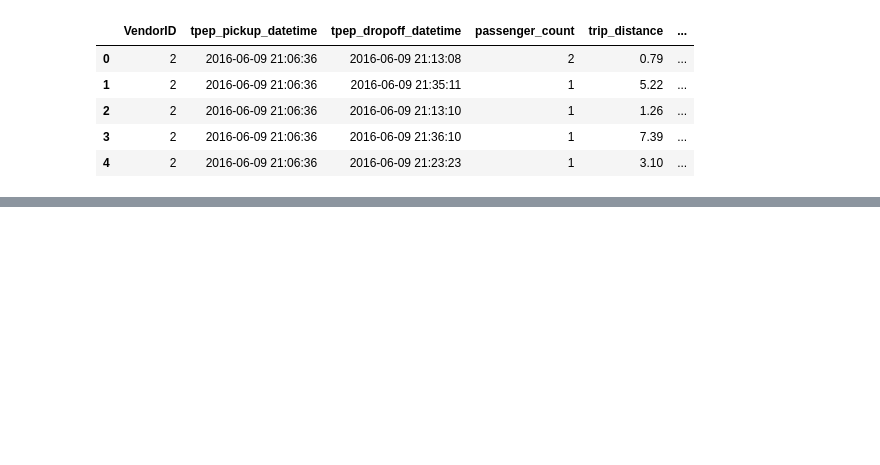
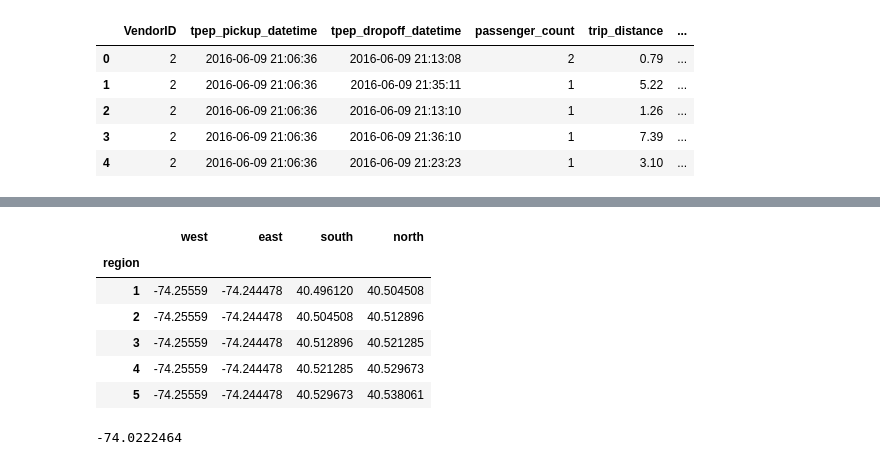
Before and after one commit to PhySci/projectNYtaxi, a Jupyter notebook: week5/checkData.ipynb, the cells around one changed output, grey strips where cells are left out. Saved outputs shown, nothing was run; the diff lists cells and outputs as text; code cells hidden in the pictures; blank space fills up the shorter version.

```diff
--- a/week5/checkData.ipynb
+++ b/week5/checkData.ipynb
@@ -90,0 +140,12 @@ gr.count()
+# %%
+regions = pd.read_csv("../data/regions.csv",delimiter=';')
+regions.set_index('region',inplace=True)
+regions.head()
+# %% [output]
+|  | west | east | south | north |
+| region |  |  |  |  |
+| 1 | -74.25559 | -74.244478 | 40.496120 | 40.504508 |
+| 2 | -74.25559 | -74.244478 | 40.504508 | 40.512896 |
+| 3 | -74.25559 | -74.244478 | 40.512896 | 40.521285 |
+| 4 | -74.25559 | -74.244478 | 40.521285 | 40.529673 |
+| 5 | -74.25559 | -74.244478 | 40.529673 | 40.538061 |
@@ -90,0 +156,4 @@ gr.count()
+# %%
+west[0]
+# %% [output]
+-74.0222464
```
Also changed, not shown: parts of 21 cells of this notebook, 28 other files.
